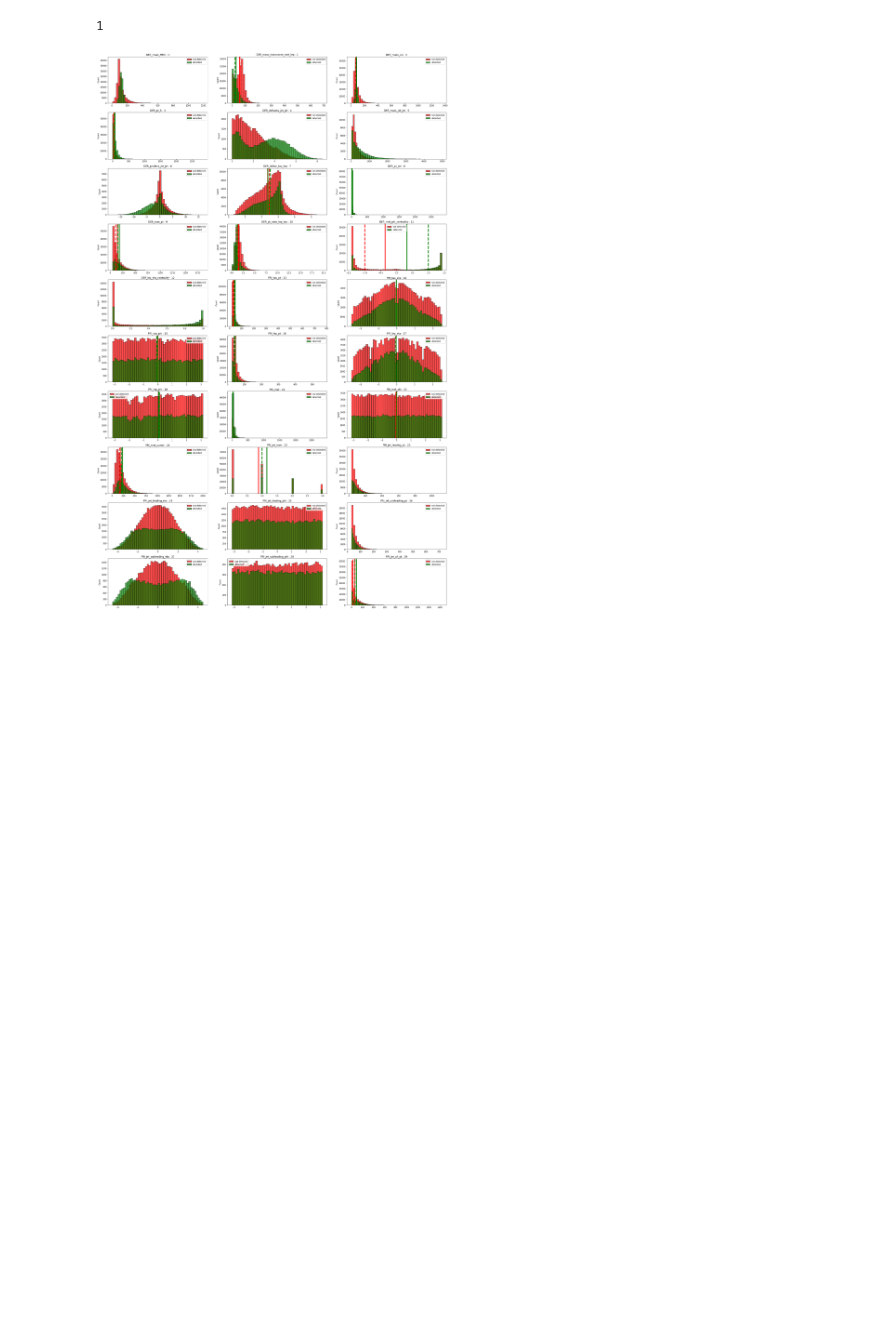
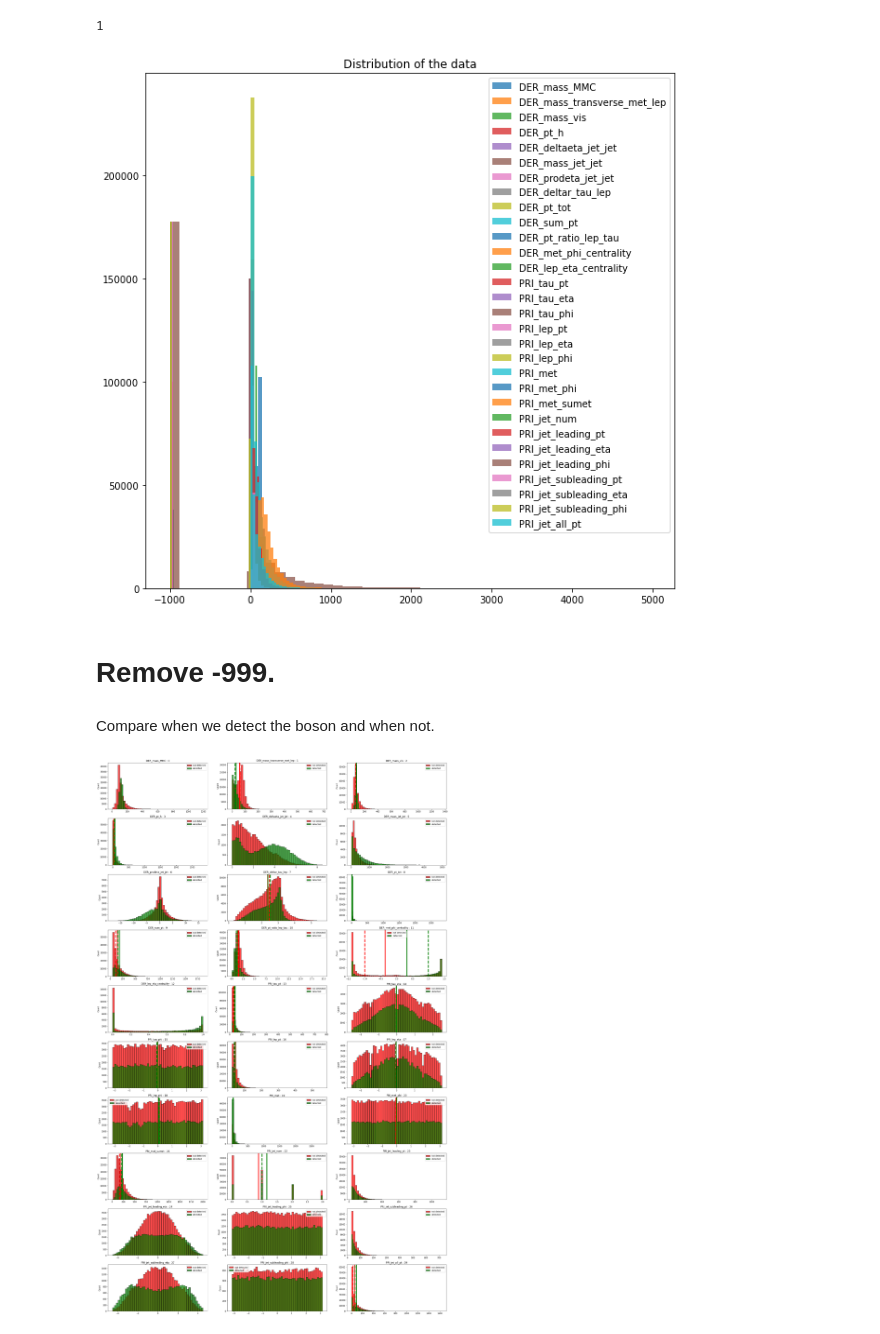
Before and after one commit to mkondracki/ML_project_1, a Jupyter notebook: projectML_.ipynb, the cells around one changed output. Drawn from its saved outputs; the diff is of its cells as text; code cells hidden in the pictures; blank space fills up the shorter version.

```diff
--- a/projectML_.ipynb
+++ b/projectML_.ipynb
@@ -59,5 +26,3 @@ y_te, x_te, ids_te = load_csv_data(data_path_te, sub_sample=False)
 from function import *
 
 names = ["DER_mass_MMC", "DER_mass_transverse_met_lep", "DER_mass_vis", "DER_pt_h", "DER_deltaeta_jet_jet", "DER_mass_jet_jet", "DER_prodeta_jet_jet", "DER_deltar_tau_lep", "DER_pt_tot", "DER_sum_pt", "DER_pt_ratio_lep_tau", "DER_met_phi_centrality", "DER_lep_eta_centrality", "PRI_tau_pt", "PRI_tau_eta", "PRI_tau_phi", "PRI_lep_pt", "PRI_lep_eta", "PRI_lep_phi", "PRI_met", "PRI_met_phi", "PRI_met_sumet", "PRI_jet_num", "PRI_jet_leading_pt", "PRI_jet_leading_eta", "PRI_jet_leading_phi", "PRI_jet_subleading_pt", "PRI_jet_subleading_eta", "PRI_jet_subleading_phi", "PRI_jet_all_pt"]
-
-plot_features(x_tr, names)
@@ -67,4 +28,0 @@ plot_features(x_tr, names)
-# %%
-for i in range(len(names)):
-    plt.hist(x_tr[:,i], 50, alpha=0.75, label = names[i])
-    plt.legend(fontsize=5)
@@ -75,6 +31,18 @@ plot_features(x_tr, names)
 # %% [output]
 [figure]
 1
+# %%
+plt.figure(figsize=(10, 10))
+for i in range(len(names)):
+    plt.hist(x_tr[:,i], bins=50, alpha=0.75, label = names[i])
+    plt.legend(fontsize=10)
+    plt.title("Distribution of the data")
+# %% [output]
+[figure, added]
+# %% [markdown]
+# Remove -999.
+# %% [markdown]
+Compare when we detect the boson and when not.
 # %%
 plot_detected_features(put_nan(x_tr), y_tr, names)
 # %% [output]
```
Also changed, not shown: parts of 63 cells of this notebook.
